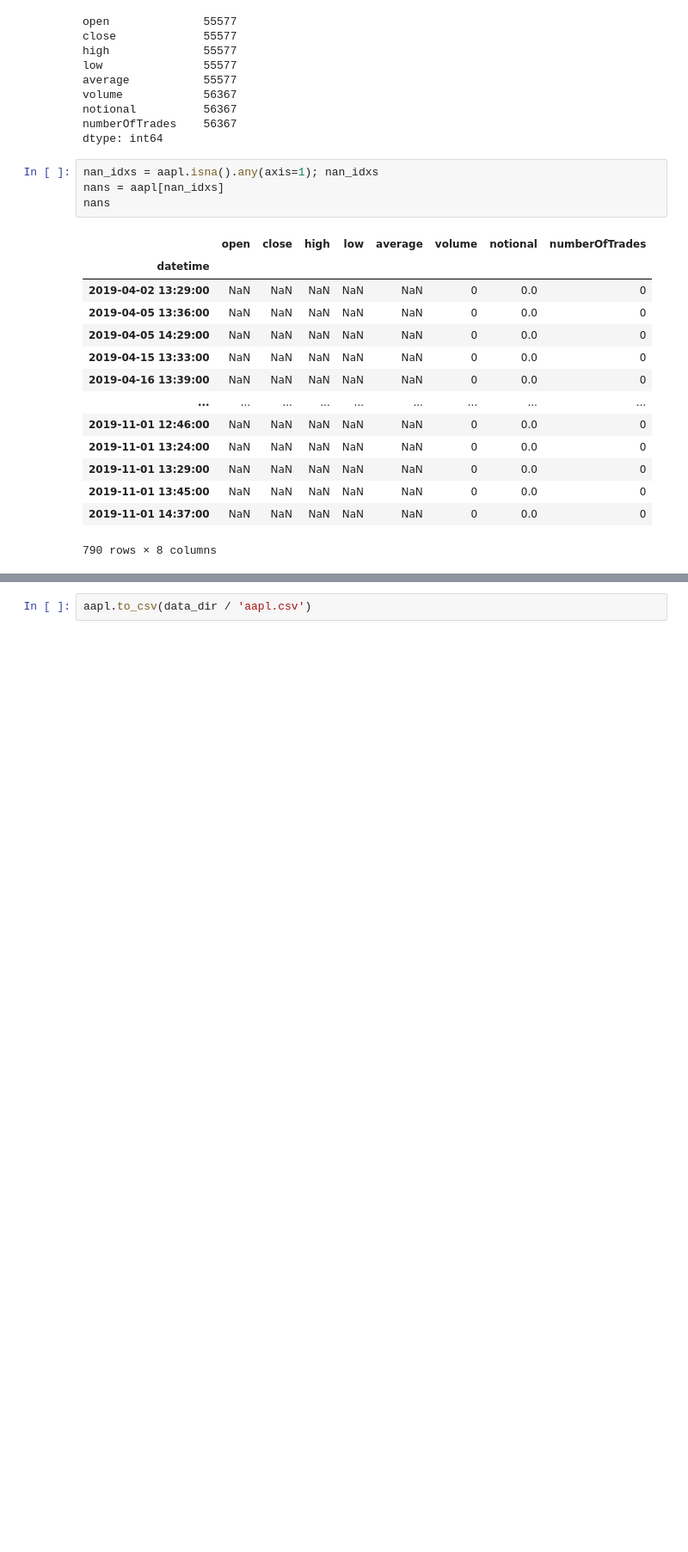
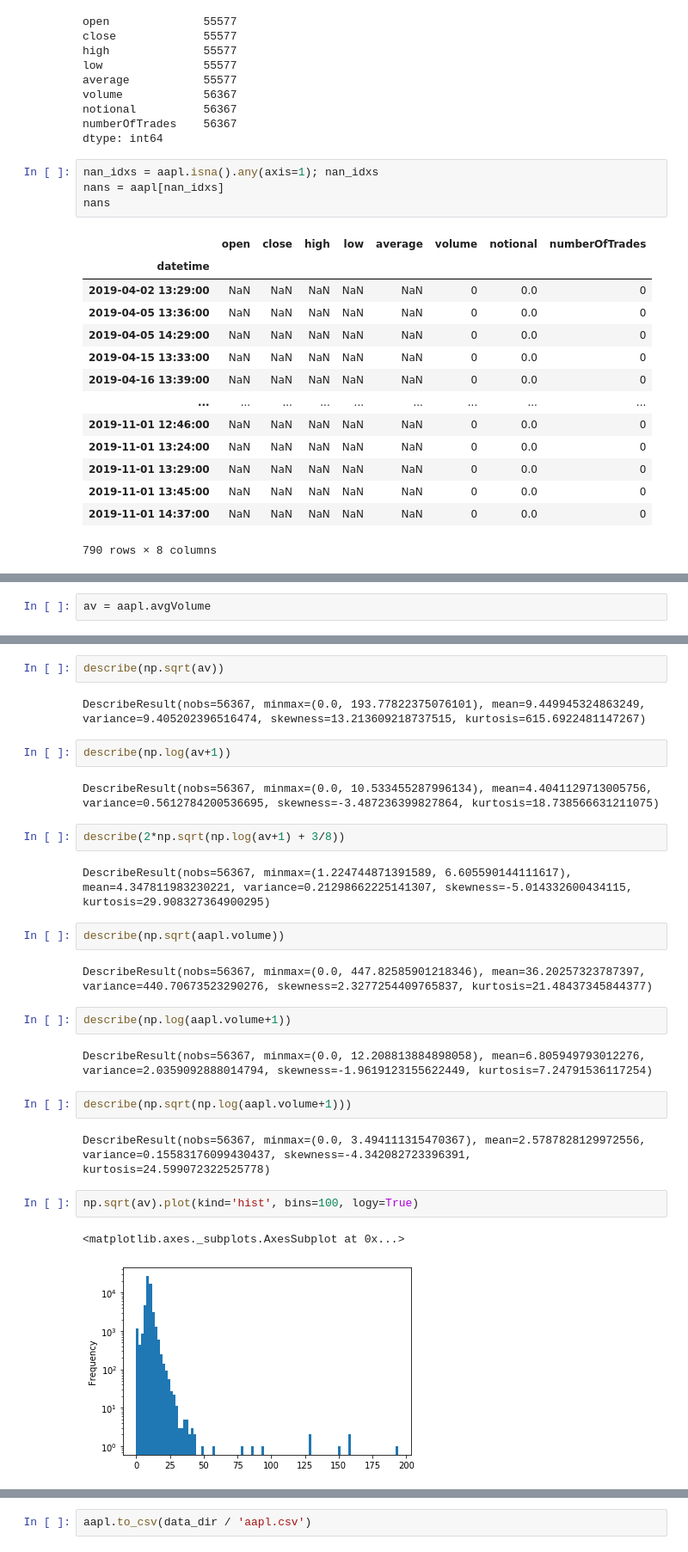
Before and after one commit to ryan-williams/pipelines, a Jupyter notebook: notebooks/Recurring runs example.ipynb, the cells around one changed output, grey strips where cells are left out. Shown at 86% size. Saved outputs shown, nothing was run; the diff lists cells and outputs as text; blank space fills up the shorter version.

```diff
--- a/notebooks/Recurring runs example.ipynb
+++ b/notebooks/Recurring runs example.ipynb
@@ -306,0 +514,2 @@ aapl[nan_cols][nan_idxs]
+# %%
+av = aapl.avgVolume
@@ -306,0 +538,29 @@ aapl[nan_cols][nan_idxs]
+# %%
+describe(np.sqrt(av))
+# %% [output]
+DescribeResult(nobs=56367, minmax=(0.0, 193.77822375076101), mean=9.449945324863249, variance=9.405202396516474, skewness=13.213609218737515, kurtosis=615.6922481147267)
+# %%
+describe(np.log(av+1))
+# %% [output]
+DescribeResult(nobs=56367, minmax=(0.0, 10.533455287996134), mean=4.4041129713005756, variance=0.5612784200536695, skewness=-3.487236399827864, kurtosis=18.738566631211075)
+# %%
+describe(2*np.sqrt(np.log(av+1) + 3/8))
+# %% [output]
+DescribeResult(nobs=56367, minmax=(1.224744871391589, 6.605590144111617), mean=4.347811983230221, variance=0.21298662225141307, skewness=-5.014332600434115, kurtosis=29.908327364900295)
+# %%
+describe(np.sqrt(aapl.volume))
+# %% [output]
+DescribeResult(nobs=56367, minmax=(0.0, 447.82585901218346), mean=36.20257323787397, variance=440.70673523290276, skewness=2.3277254409765837, kurtosis=21.48437345844377)
+# %%
+describe(np.log(aapl.volume+1))
+# %% [output]
+DescribeResult(nobs=56367, minmax=(0.0, 12.208813884898058), mean=6.805949793012276, variance=2.0359092888014794, skewness=-1.9619123155622449, kurtosis=7.24791536117254)
+# %%
+describe(np.sqrt(np.log(aapl.volume+1)))
+# %% [output]
+DescribeResult(nobs=56367, minmax=(0.0, 3.494111315470367), mean=2.5787828129972556, variance=0.15583176099430437, skewness=-4.342082723396391, kurtosis=24.599072322525778)
+# %%
+np.sqrt(av).plot(kind='hist', bins=100, logy=True)
+# %% [output]
+<matplotlib.axes._subplots.AxesSubplot at 0x...>
+[figure, added]
```
Also changed, not shown: parts of 54 cells of this notebook.
